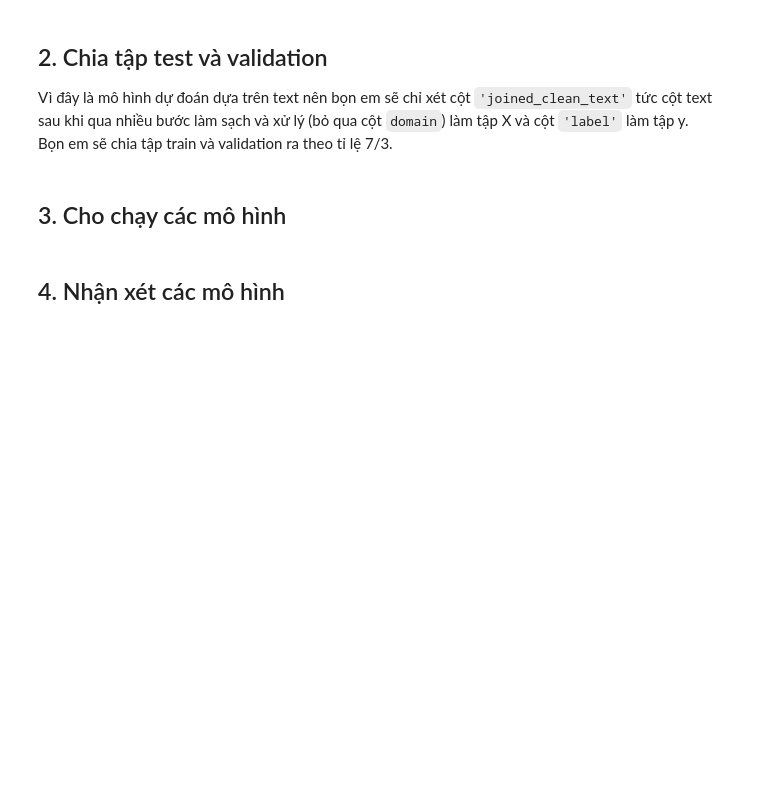
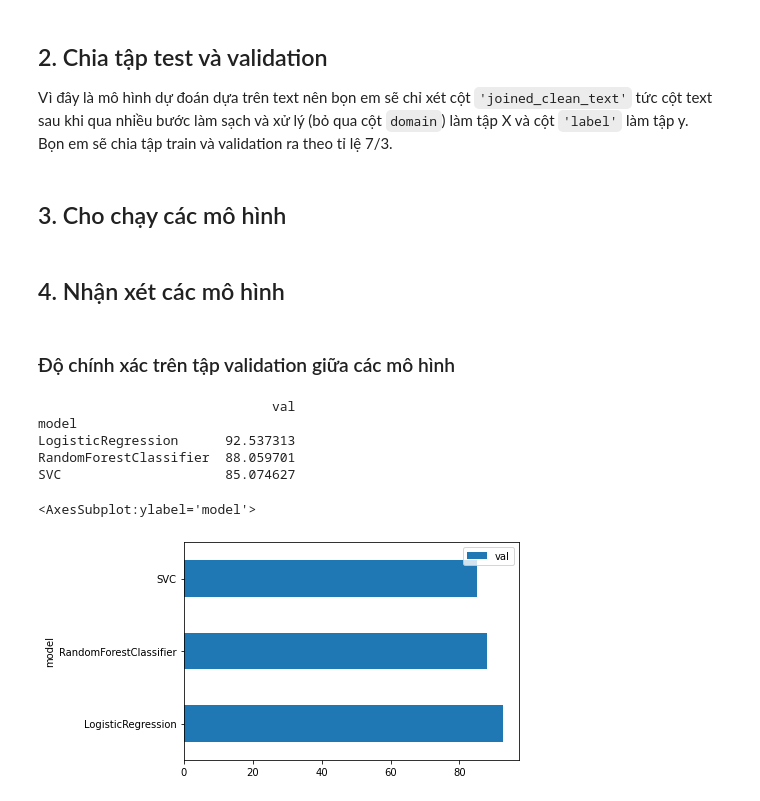
Before and after one commit to tonyvu1289/Project3-nmkhdl, a Jupyter notebook: Untitled.ipynb, the cells around one changed output. Saved outputs shown, nothing was run; the diff lists cells and outputs as text; code cells hidden in the pictures; blank space fills up the shorter version.

```diff
--- a/Untitled.ipynb
+++ b/Untitled.ipynb
@@ -447,3 +447,18 @@ for model in models:
     cm.append(confusion_matrix(y_val,y_pred,normalize='all'))
 # %% [markdown]
 ## 4. Nhận xét các mô hình
+# %% [markdown]
+### Độ chính xác trên tập validation giữa các mô hình
+# %%
+model_name = [type(x).__name__ for x in models]
+plot_df = pd.DataFrame({'model':model_name,'val':accs}).set_index('model')
+print(plot_df)
+plot_df.plot.barh()
+# %% [output]
+                              val
+model
+LogisticRegression      92.537313
+RandomForestClassifier  88.059701
+SVC                     85.074627
+<AxesSubplot:ylabel='model'>
+[figure, added]
```
Also changed, not shown: parts of 19 cells of this notebook.
